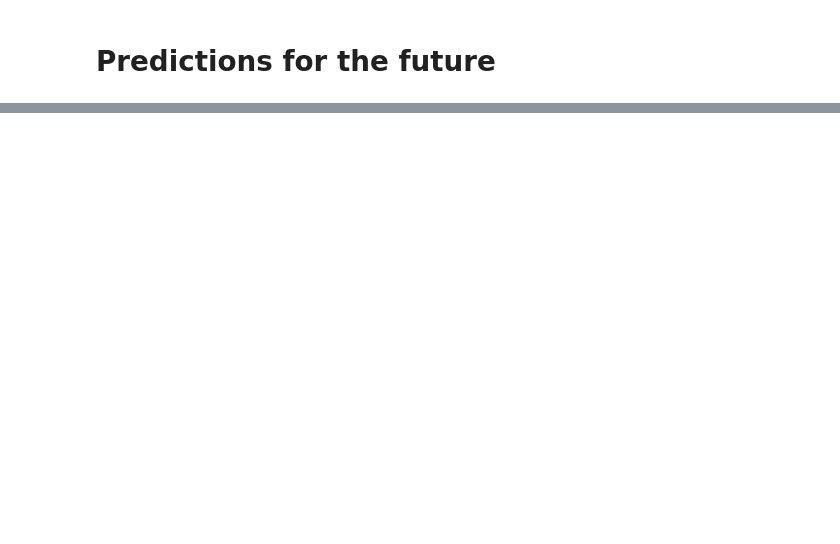
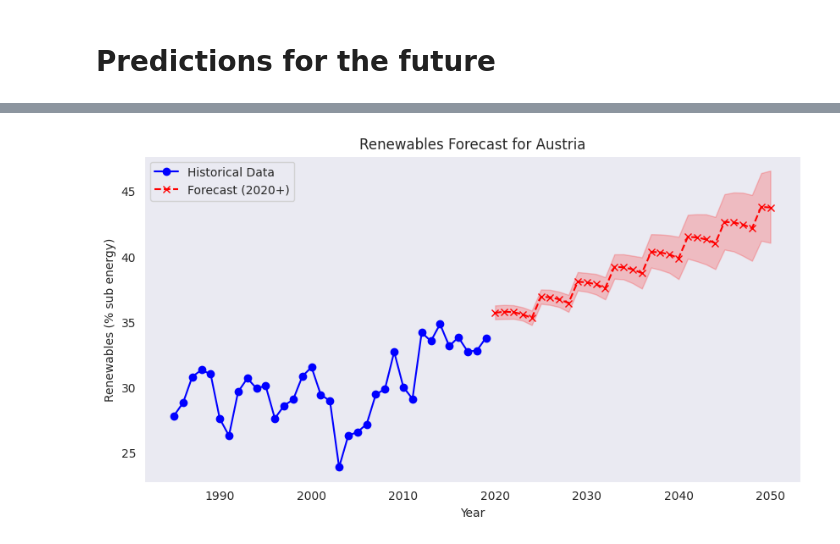
Before and after one commit to AlexanderGruebling/DOPP-Ex2, a Jupyter notebook: src/main.ipynb, the cells around one changed output, grey strips where cells are left out. Cells and saved outputs as stored; diff of their text form; code cells hidden in the pictures; blank space fills up the shorter version.

Commit message:
Change to Prophet Prediction

```diff
--- a/src/main.ipynb
+++ b/src/main.ipynb
@@ -1077,0 +1048,91 @@ Here we predicted the development of renewable energy adoption until 2050. To do
+# %%
+import pandas as pd
+from prophet import Prophet
+import logging
+import warnings
+
+logging.getLogger("cmdstanpy").disabled = True
+warnings.filterwarnings("ignore", message="'Y' is deprecated and will be removed")
+
+
+df = mega_df.reset_index().copy()
+
+df['Year'] = pd.to_datetime(df['Year'], format='%Y')
+
+selected_columns = [
+    'Renewables (% sub energy)',
+    'GDP per capita (USD)',
+    'Electricity production wind (TWh)',
+    'Electricity production hydro (TWh)',
+    'Solar consumption (TWh)',
+    'Renewables (% electricity)'
+]
+
+standout_countries = ['Austria', 'Romania', 'Iceland', 'Europe']
+print(df[df['Entity'] == 'Europe'])
+df = df[['Entity', 'Year'] + selected_columns].dropna()
+df = df[df['Entity'].isin(standout_countries)]
+
+def plot_forecast(group, forecast):
+    country_name = group['Entity'].iloc[0]
+
+    # Split data into historical (before 2020) and forecast (from 2020)
+    historical_data = group[group['Year'] < '2020']
+    forecast_data = forecast[forecast['ds'] >= '2020']
+
+    plt.figure(figsize=(10, 5))
+
+    # Plot historical data (actual observations)
+    plt.plot(historical_data['Year'], historical_data['Renewables (% sub energy)'], label='Historical Data', marker='o', color='blue')
+
+    # Plot forecast data
+    plt.plot(forecast_data['ds'], forecast_data['yhat'], label='Forecast (2020+)', marker='x', linestyle='--', color='red')
+
+    # Confidence interval shading
+    plt.fill_between(forecast_data['ds'], forecast_data['yhat_lower'], forecast_data['yhat_upper'], color='red', alpha=0.2)
+
+    # Formatting the plot
+    plt.title(f"Renewables Forecast for {country_name}")
+    plt.xlabel('Year')
+    plt.ylabel('Renewables (% sub energy)')
+    plt.legend()
+    plt.grid()
+    plt.show()
+
+def forecast_country(group):
+    print(f"Processing forecast for {group['Entity'].iloc[0]}")
+
+    prophet_df = group[['Year', 'Renewables (% sub energy)',
+                        'GDP per capita (USD)',
+                        'Electricity production wind (TWh)',
+                        'Electricity production hydro (TWh)',
+                        'Solar consumption (TWh)',
+                        'Renewables (% electricity)']].dropna()
+
+    prophet_df.rename(columns={'Year': 'ds', 'Renewables (% sub energy)': 'y'}, inplace=True)
+
+    model = Prophet()
+    model.add_regressor('GDP per capita (USD)')
+    model.add_regressor('Electricity production wind (TWh)')
+    model.add_regressor('Electricity production hydro (TWh)')
+    model.add_regressor('Solar consumption (TWh)')
+    model.add_regressor('Renewables (% electricity)')
+
+    model.fit(prophet_df)
+
+    future = model.make_future_dataframe(periods=30, freq='Y')
+    for col in selected_columns[1:]:
+        future[col] = prophet_df[col].iloc[-1]
+
+    forecast = model.predict(future)
+
+    plot_forecast(group, forecast)
+
+    forecast['Entity'] = group['Entity'].iloc[0]
+    return forecast[['Entity', 'ds', 'yhat', 'yhat_lower', 'yhat_upper']]
+
+grouped = df.groupby('Entity')
+forecast_results = grouped.apply(lambda group: forecast_country(group))
+
+print("Forecasting complete and saved to 'prophet_country_renewables_forecast_with_regressors.csv'")
+# %% [output]
@@ -1077,0 +1156 @@ Here we predicted the development of renewable energy adoption until 2050. To do
+[figure, added]
```
Also changed, not shown: parts of 20 cells of this notebook.
